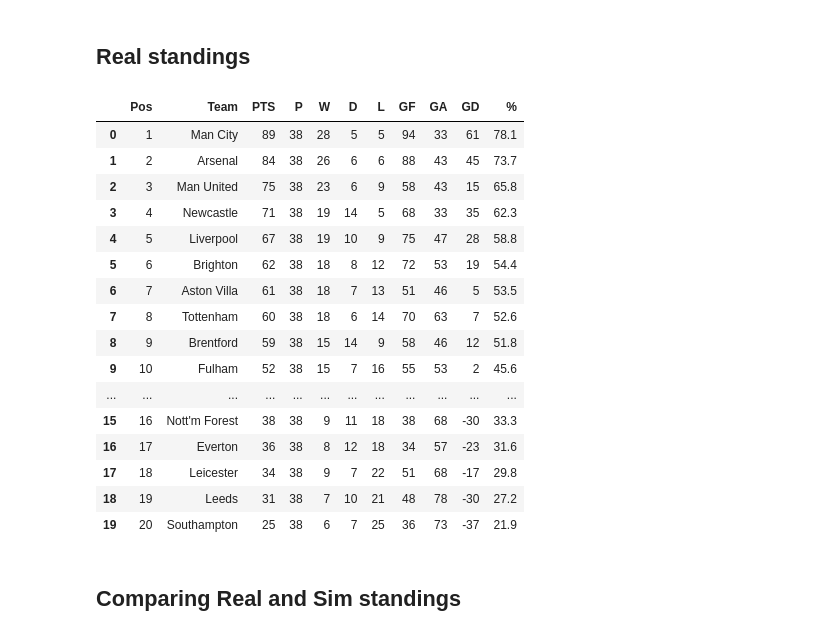
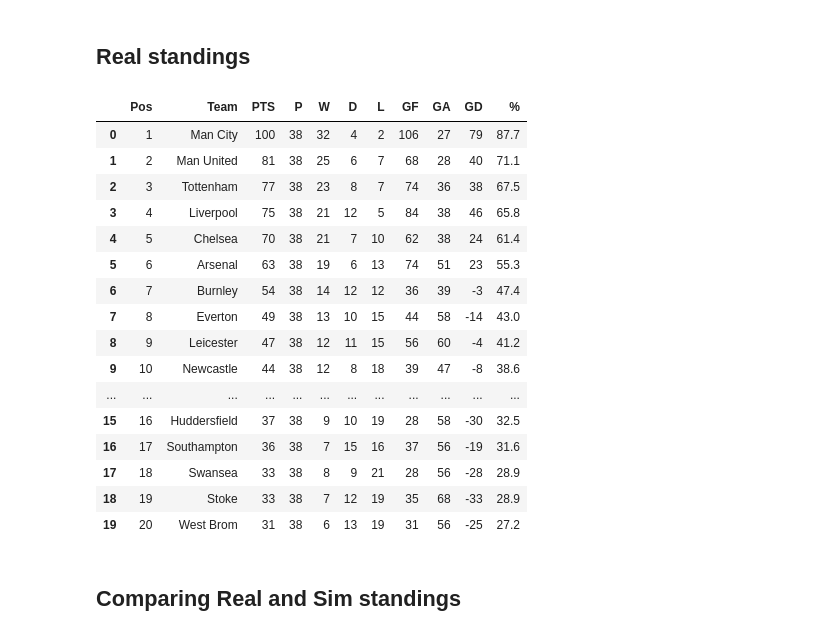
Before and after one commit to hmantovani/hmantovani, a Jupyter notebook: poisson/football/Dixon Coles.ipynb, the cells around one changed output. Cells and saved outputs as stored; diff of their text form; code cells hidden in the pictures.

```diff
--- a/poisson/football/Dixon Coles.ipynb
+++ b/poisson/football/Dixon Coles.ipynb
@@ -8,7 +8,6 @@ import numpy as np
 import matplotlib.pyplot as plt
 from scipy.spatial import distance
 
-df = pd.read_csv("https://www.football-data.co.uk/mmz4281/2223/E0.csv")
-df = df[["Date", "HomeTeam", "AwayTeam", "FTHG", "FTAG"]]
+df = pd.read_csv("PL18.csv", sep=';')
 df.head()
 # %% [output]
@@ -26,8 +22,8 @@ WARNING (aesara.tensor.blas): Using NumPy C-API based implementation for BLAS fu
 # %%
 def simulate_season(sim, model):
     for index, row in sim.iterrows():
-        home_team = row['HomeTeam']
-        away_team = row['AwayTeam']
+        home_team = row['Home']
+        away_team = row['Away']
 
         probs = model.predict(home_team, away_team)
         home_goal_expectation = probs.home_goal_expectation
@@ -48,8 +44,8 @@ def calculate_standings(sim):
     team_stats = {}
 
     for index, row in sim.iterrows():
-        home_team = row['HomeTeam']
-        away_team = row['AwayTeam']
+        home_team = row['Home']
+        away_team = row['Away']
         home_goals = row['HG']
         away_goals = row['AG']
 
@@ -297,28 +289,27 @@ average_standings_dc
 # %%
 real = df.copy()
 real.drop(columns=['Date'], inplace=True)
-real.rename(columns={'FTHG': 'HG', 'FTAG': 'AG'}, inplace=True)
 
 real_standings = calculate_standings(real)
 real_standings
 # %% [output]
 |  | Pos | Team | PTS | P | W | D | L | GF | GA | GD | % |
-| 0 | 1 | Man City | 89 | 38 | 28 | 5 | 5 | 94 | 33 | 61 | 78.1 |
-| 1 | 2 | Arsenal | 84 | 38 | 26 | 6 | 6 | 88 | 43 | 45 | 73.7 |
-| 2 | 3 | Man United | 75 | 38 | 23 | 6 | 9 | 58 | 43 | 15 | 65.8 |
-| 3 | 4 | Newcastle | 71 | 38 | 19 | 14 | 5 | 68 | 33 | 35 | 62.3 |
-| 4 | 5 | Liverpool | 67 | 38 | 19 | 10 | 9 | 75 | 47 | 28 | 58.8 |
-| 5 | 6 | Brighton | 62 | 38 | 18 | 8 | 12 | 72 | 53 | 19 | 54.4 |
-| 6 | 7 | Aston Villa | 61 | 38 | 18 | 7 | 13 | 51 | 46 | 5 | 53.5 |
-| 7 | 8 | Tottenham | 60 | 38 | 18 | 6 | 14 | 70 | 63 | 7 | 52.6 |
-| 8 | 9 | Brentford | 59 | 38 | 15 | 14 | 9 | 58 | 46 | 12 | 51.8 |
-| 9 | 10 | Fulham | 52 | 38 | 15 | 7 | 16 | 55 | 53 | 2 | 45.6 |
+| 0 | 1 | Man City | 100 | 38 | 32 | 4 | 2 | 106 | 27 | 79 | 87.7 |
+| 1 | 2 | Man United | 81 | 38 | 25 | 6 | 7 | 68 | 28 | 40 | 71.1 |
+| 2 | 3 | Tottenham | 77 | 38 | 23 | 8 | 7 | 74 | 36 | 38 | 67.5 |
+| 3 | 4 | Liverpool | 75 | 38 | 21 | 12 | 5 | 84 | 38 | 46 | 65.8 |
+| 4 | 5 | Chelsea | 70 | 38 | 21 | 7 | 10 | 62 | 38 | 24 | 61.4 |
+| 5 | 6 | Arsenal | 63 | 38 | 19 | 6 | 13 | 74 | 51 | 23 | 55.3 |
+| 6 | 7 | Burnley | 54 | 38 | 14 | 12 | 12 | 36 | 39 | -3 | 47.4 |
+| 7 | 8 | Everton | 49 | 38 | 13 | 10 | 15 | 44 | 58 | -14 | 43.0 |
+| 8 | 9 | Leicester | 47 | 38 | 12 | 11 | 15 | 56 | 60 | -4 | 41.2 |
+| 9 | 10 | Newcastle | 44 | 38 | 12 | 8 | 18 | 39 | 47 | -8 | 38.6 |
 | ... | ... | ... | ... | ... | ... | ... | ... | ... | ... | ... | ... |
-| 15 | 16 | Nott'm Forest | 38 | 38 | 9 | 11 | 18 | 38 | 68 | -30 | 33.3 |
-| 16 | 17 | Everton | 36 | 38 | 8 | 12 | 18 | 34 | 57 | -23 | 31.6 |
-| 17 | 18 | Leicester | 34 | 38 | 9 | 7 | 22 | 51 | 68 | -17 | 29.8 |
-| 18 | 19 | Leeds | 31 | 38 | 7 | 10 | 21 | 48 | 78 | -30 | 27.2 |
-| 19 | 20 | Southampton | 25 | 38 | 6 | 7 | 25 | 36 | 73 | -37 | 21.9 |
+| 15 | 16 | Huddersfield | 37 | 38 | 9 | 10 | 19 | 28 | 58 | -30 | 32.5 |
+| 16 | 17 | Southampton | 36 | 38 | 7 | 15 | 16 | 37 | 56 | -19 | 31.6 |
+| 17 | 18 | Swansea | 33 | 38 | 8 | 9 | 21 | 28 | 56 | -28 | 28.9 |
+| 18 | 19 | Stoke | 33 | 38 | 7 | 12 | 19 | 35 | 68 | -33 | 28.9 |
+| 19 | 20 | West Brom | 31 | 38 | 6 | 13 | 19 | 31 | 56 | -25 | 27.2 |
 # %% [markdown]
 ## Comparing Real and Sim standings
 # %%
```
Also changed, not shown: parts of 23 cells of this notebook.
